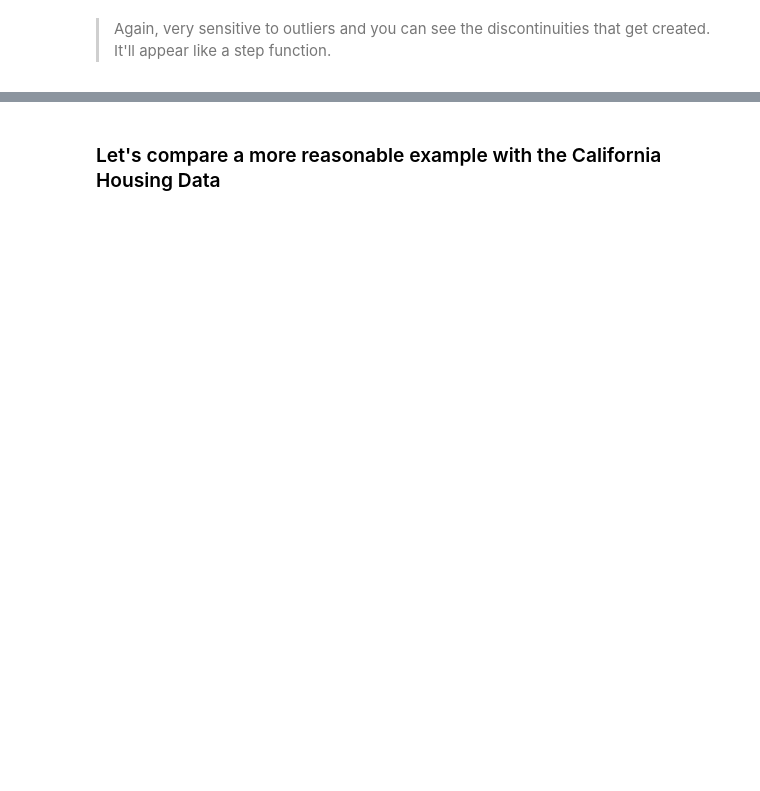
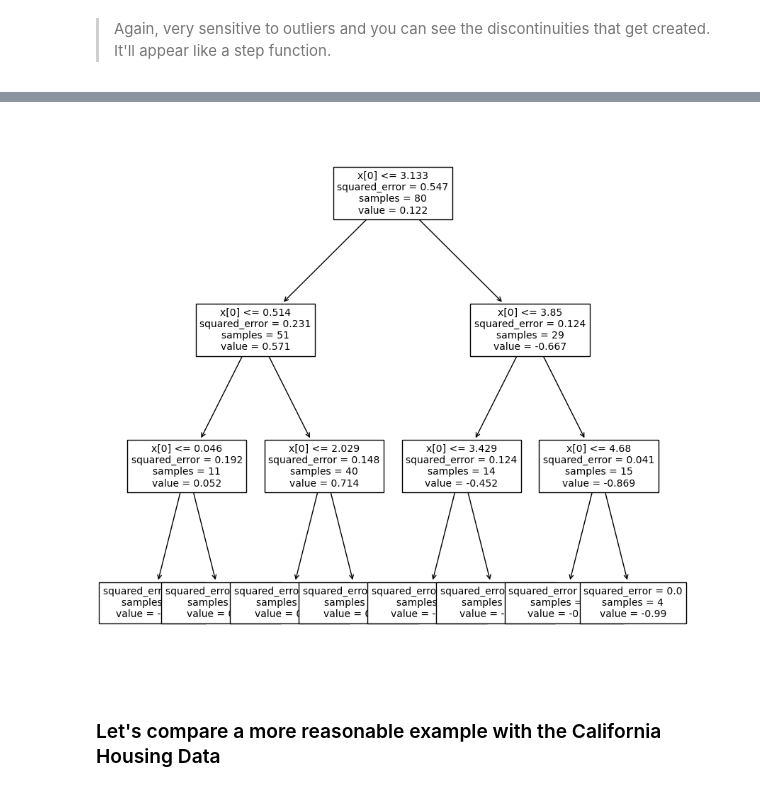
Before and after one commit to msaricaumbc/DS602, a Jupyter notebook: week7 - trees/trees.ipynb, the cells around one changed output, grey strips where cells are left out. Drawn from its saved outputs; the diff is of its cells as text; code cells hidden in the pictures; blank space fills up the shorter version.

```diff
--- a/week7 - trees/trees.ipynb
+++ b/week7 - trees/trees.ipynb
@@ -607,3 +720,9 @@ plt.show()
+# %%
+plt.figure(figsize=(10,10))
+tree.plot_tree(tree_3, fontsize=10)
+plt.show()
+# %% [output]
+[figure, added]
 # %% [markdown]
 ### Let's compare a more reasonable example with the California Housing Data
 # %%
```
Also changed, not shown: parts of 62 cells of this notebook.
